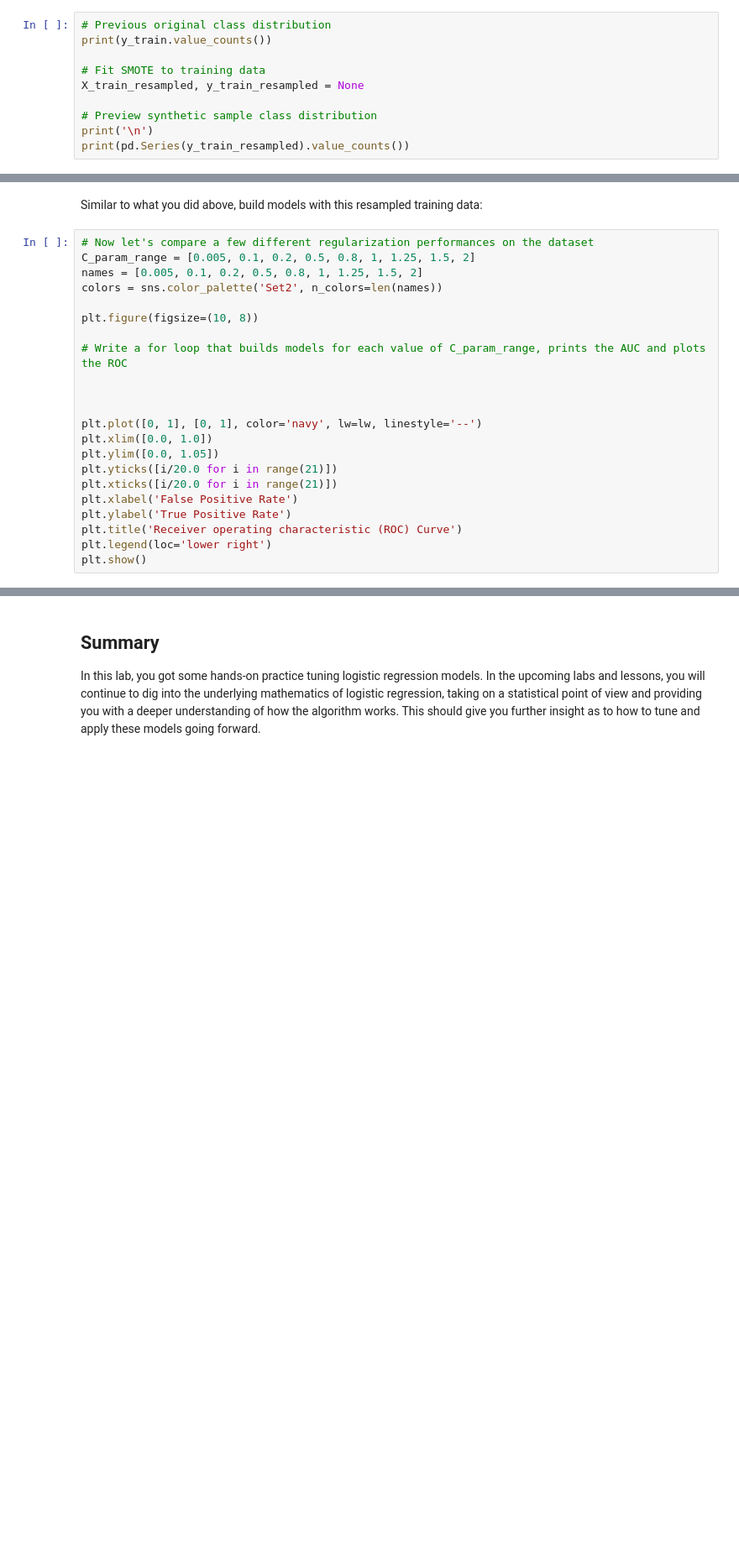
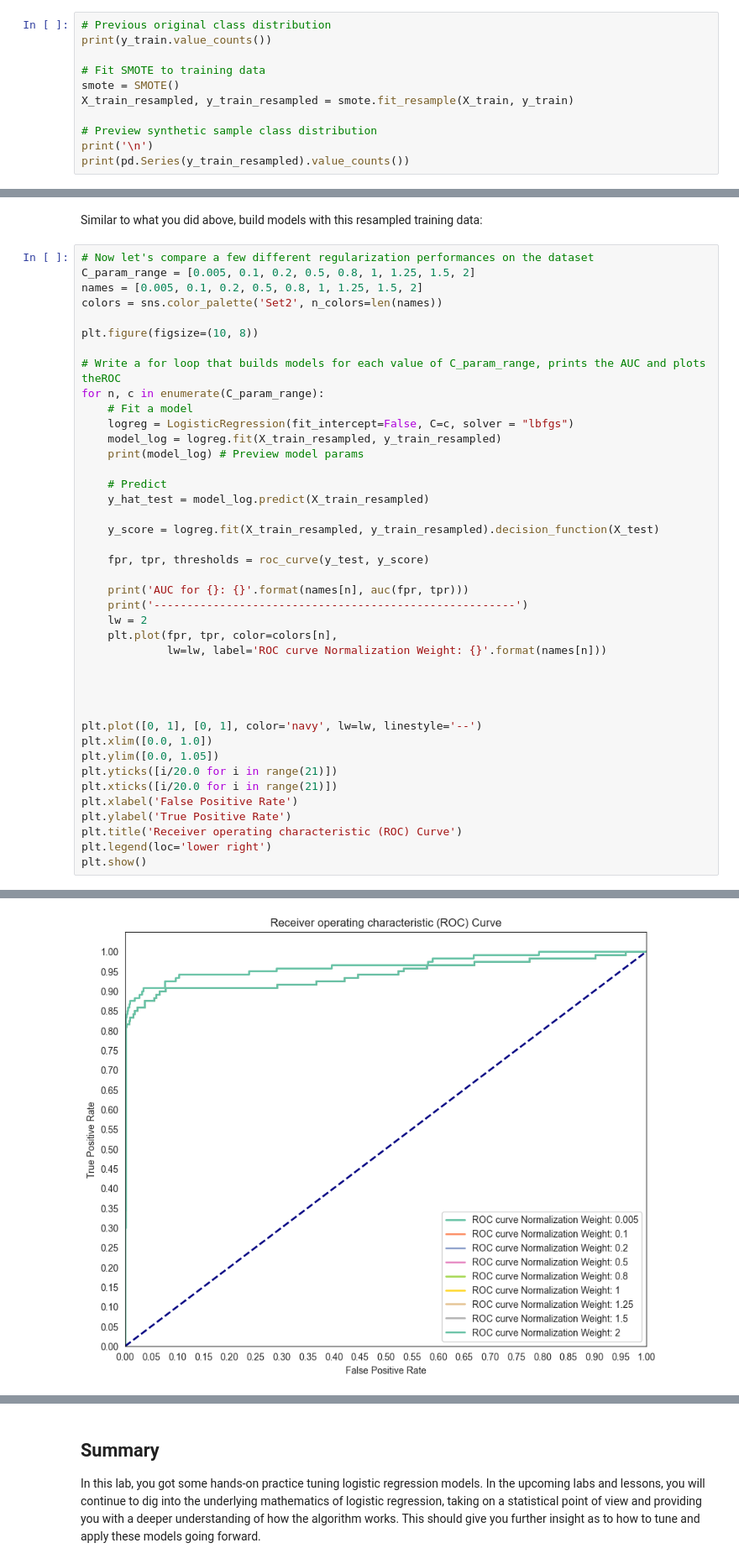
Before and after one commit to Philipmwasi/Logistic-regression-labs, a Jupyter notebook: dsc-class-imbalance-problems-lab-master/index.ipynb, the cells around one changed output, grey strips where cells are left out. Shown: that part at 84% size. Saved outputs shown, nothing was run; the diff lists cells and outputs as text; blank space fills up the shorter version.

```diff
--- a/dsc-class-imbalance-problems-lab-master/index.ipynb
+++ b/dsc-class-imbalance-problems-lab-master/index.ipynb
@@ -161,7 +239,8 @@ Use the `SMOTE` class from the `imblearn` package in order to improve the model'
 print(y_train.value_counts())
 
 # Fit SMOTE to training data
-X_train_resampled, y_train_resampled = None
+smote = SMOTE()
+X_train_resampled, y_train_resampled = smote.fit_resample(X_train, y_train)
 
 # Preview synthetic sample class distribution
 print('\n')
@@ -176,7 +266,26 @@ colors = sns.color_palette('Set2', n_colors=len(names))
 
 plt.figure(figsize=(10, 8))
 
-# Write a for loop that builds models for each value of C_param_range, prints the AUC and plots the ROC
+# Write a for loop that builds models for each value of C_param_range, prints the AUC and plots theROC
+for n, c in enumerate(C_param_range):
+    # Fit a model
+    logreg = LogisticRegression(fit_intercept=False, C=c, solver = "lbfgs")
+    model_log = logreg.fit(X_train_resampled, y_train_resampled)
+    print(model_log) # Preview model params
+
+    # Predict
+    y_hat_test = model_log.predict(X_train_resampled)
+
+    y_score = logreg.fit(X_train_resampled, y_train_resampled).decision_function(X_test)
+
+    fpr, tpr, thresholds = roc_curve(y_test, y_score)
+
+    print('AUC for {}: {}'.format(names[n], auc(fpr, tpr)))
+    print('-------------------------------------------------------')
+    lw = 2
+    plt.plot(fpr, tpr, color=colors[n],
+             lw=lw, label='ROC curve Normalization Weight: {}'.format(names[n]))
+
 
 
 
@@ -190,3 +299,4 @@ plt.ylabel('True Positive Rate')
 plt.title('Receiver operating characteristic (ROC) Curve')
 plt.legend(loc='lower right')
 plt.show()
+# %% [output]
@@ -192,0 +320 @@ plt.show()
+[figure, added]
```
Also changed, not shown: parts of 16 cells of this notebook.
